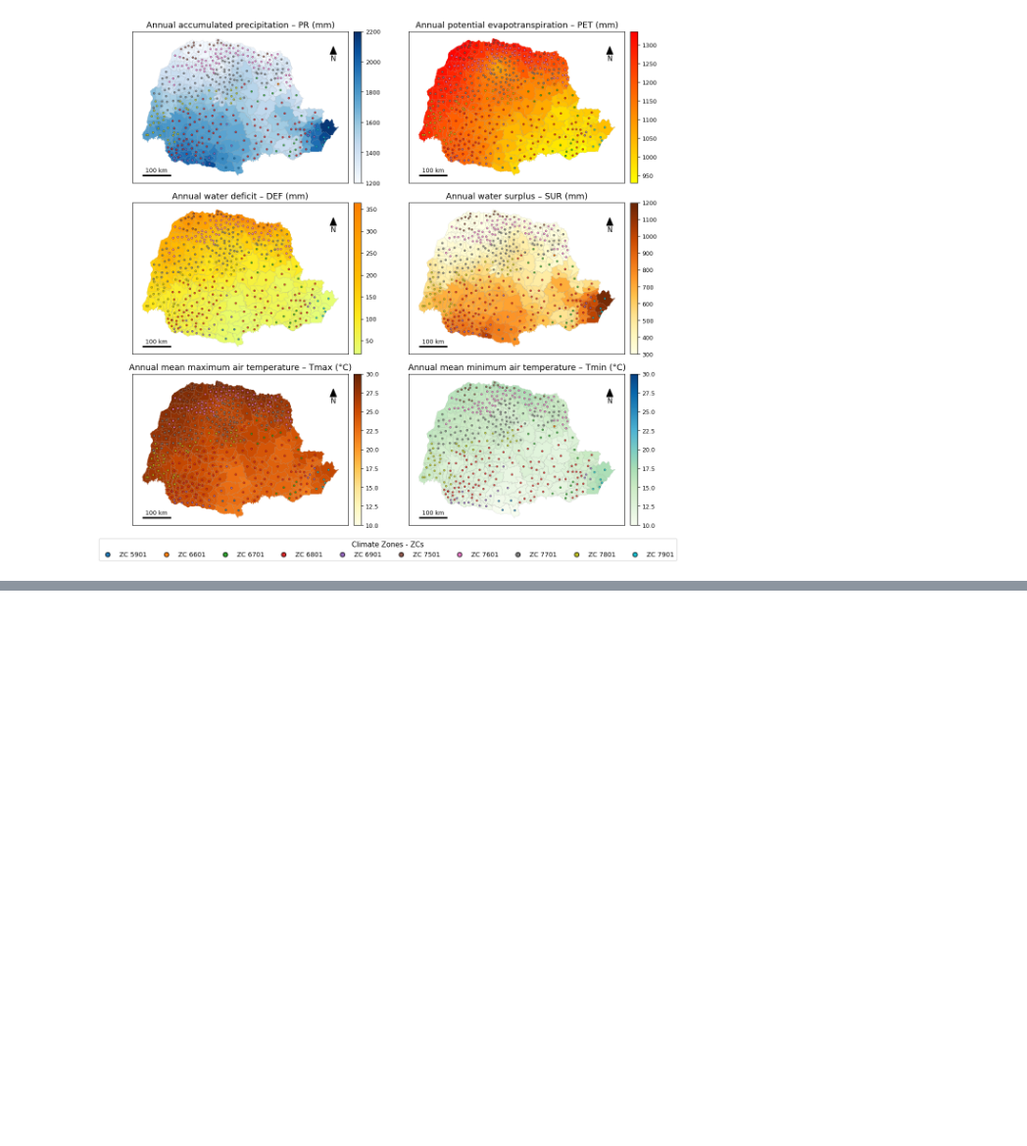
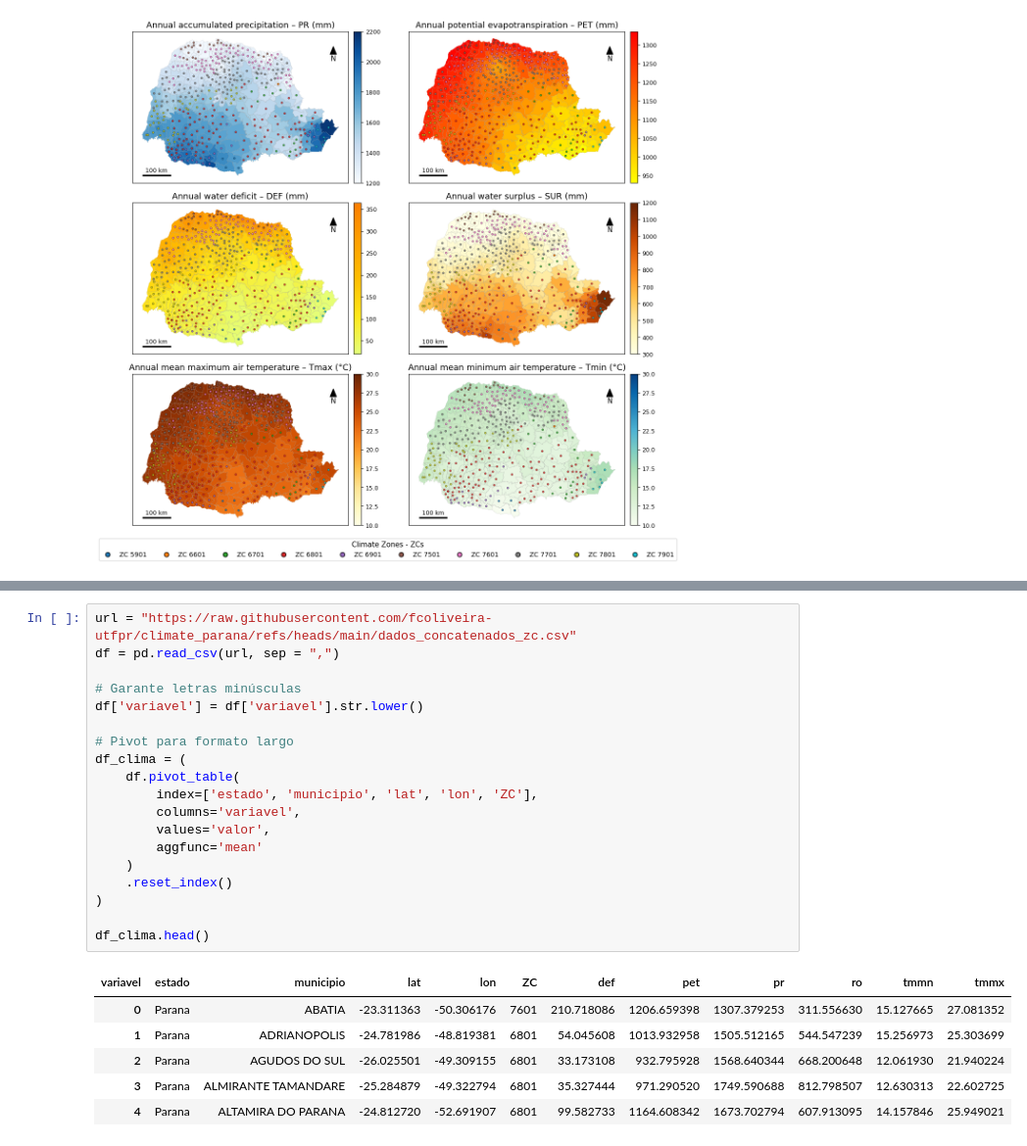
Before and after one commit to fcoliveira-utfpr/climate_parana, a Jupyter notebook: characterization_and_spatial_variability_analysis.ipynb, the cells around one changed output, grey strips where cells are left out. Shown at 98% size. Drawn from its saved outputs; the diff is of its cells as text; blank space fills up the shorter version.

```diff
--- a/characterization_and_spatial_variability_analysis.ipynb
+++ b/characterization_and_spatial_variability_analysis.ipynb
@@ -352,0 +757,26 @@ plt.show()
+# %%
+url = "https://raw.githubusercontent.com/fcoliveira-utfpr/climate_parana/refs/heads/main/dados_concatenados_zc.csv"
+df = pd.read_csv(url, sep = ",")
+
+# Garante letras minúsculas
+df['variavel'] = df['variavel'].str.lower()
+
+# Pivot para formato largo
+df_clima = (
+    df.pivot_table(
+        index=['estado', 'municipio', 'lat', 'lon', 'ZC'],
+        columns='variavel',
+        values='valor',
+        aggfunc='mean'
+    )
+    .reset_index()
+)
+
+df_clima.head()
+# %% [output]
+| variavel | estado | municipio | lat | lon | ZC | def | pet | pr | ro | tmmn | tmmx |
+| 0 | Parana | ABATIA | -23.311363 | -50.306176 | 7601 | 210.718086 | 1206.659398 | 1307.379253 | 311.556630 | 15.127665 | 27.081352 |
+| 1 | Parana | ADRIANOPOLIS | -24.781986 | -48.819381 | 6801 | 54.045608 | 1013.932958 | 1505.512165 | 544.547239 | 15.256973 | 25.303699 |
+| 2 | Parana | AGUDOS DO SUL | -26.025501 | -49.309155 | 6801 | 33.173108 | 932.795928 | 1568.640344 | 668.200648 | 12.061930 | 21.940224 |
+| 3 | Parana | ALMIRANTE TAMANDARE | -25.284879 | -49.322794 | 6801 | 35.327444 | 971.290520 | 1749.590688 | 812.798507 | 12.630313 | 22.602725 |
+| 4 | Parana | ALTAMIRA DO PARANA | -24.812720 | -52.691907 | 6801 | 99.582733 | 1164.608342 | 1673.702794 | 607.913095 | 14.157846 | 25.949021 |
```
Also changed, not shown: parts of 7 cells of this notebook.
